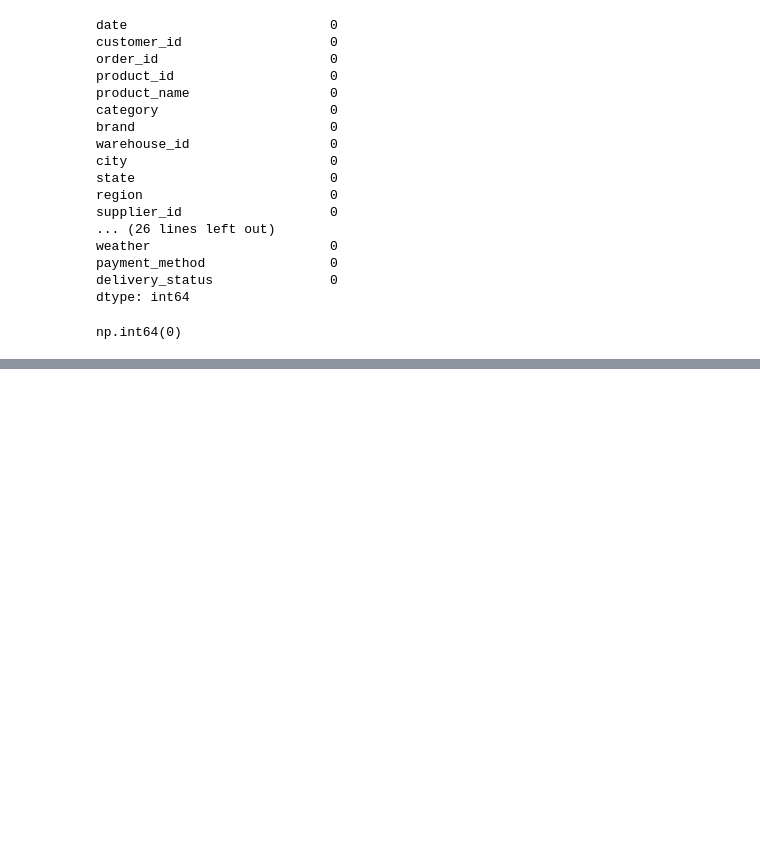
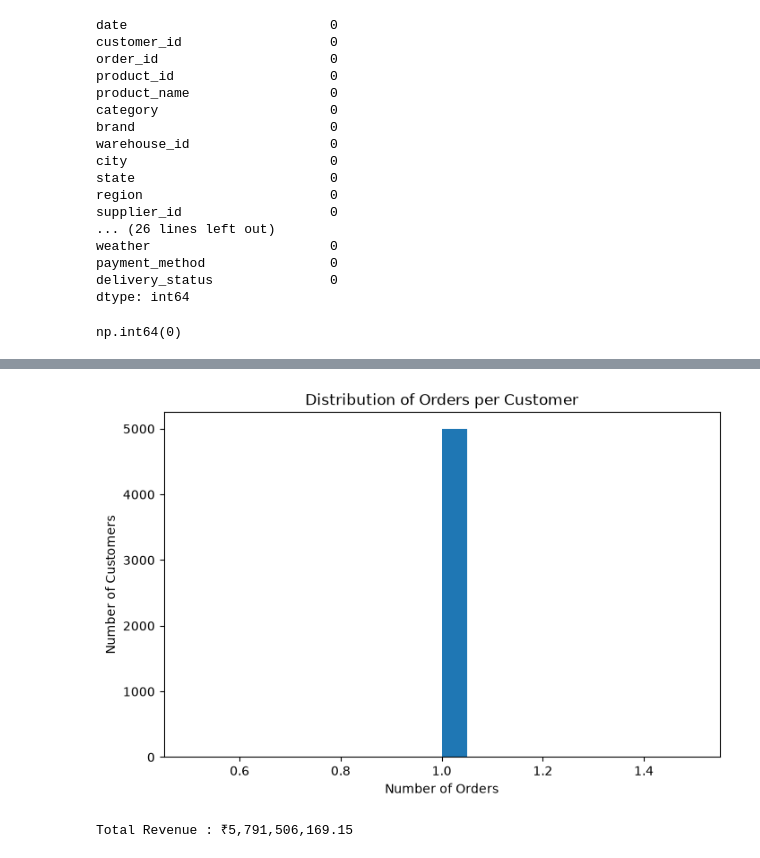
Before and after one commit to pavankumarkema/SupplyChainDemandForecasting, a Jupyter notebook: notebooks/01_data_understanding.ipynb, the cells around one changed output, grey strips where cells are left out. Cells and saved outputs as stored; diff of their text form; code cells hidden in the pictures; blank space fills up the shorter version.

```diff
--- a/notebooks/01_data_understanding.ipynb
+++ b/notebooks/01_data_understanding.ipynb
@@ -100,0 +323,6 @@ np.int64(0)
+# %%
+customer_orders = df["customer_id"].value_counts()
+
+repeat_customers = customer_orders[customer_orders > 1]
+
+print(f"Repeat Customers: {len(repeat_customers)}")
@@ -100,0 +366,10 @@ np.int64(0)
+# %%
+customer_orders.plot(kind="hist", bins=20, figsize=(8,5))
+
+plt.title("Distribution of Orders per Customer")
+plt.xlabel("Number of Orders")
+plt.ylabel("Number of Customers")
+
+plt.show()
+# %% [output]
+[figure, added]
@@ -100,0 +379,6 @@ np.int64(0)
+# %%
+total_revenue = df["revenue"].sum()
+
+print(f"Total Revenue : ₹{total_revenue:,.2f}")
+# %% [output]
+Total Revenue : ₹5,791,506,169.15
```
Also changed, not shown: parts of 170 cells of this notebook, 1 other file.
